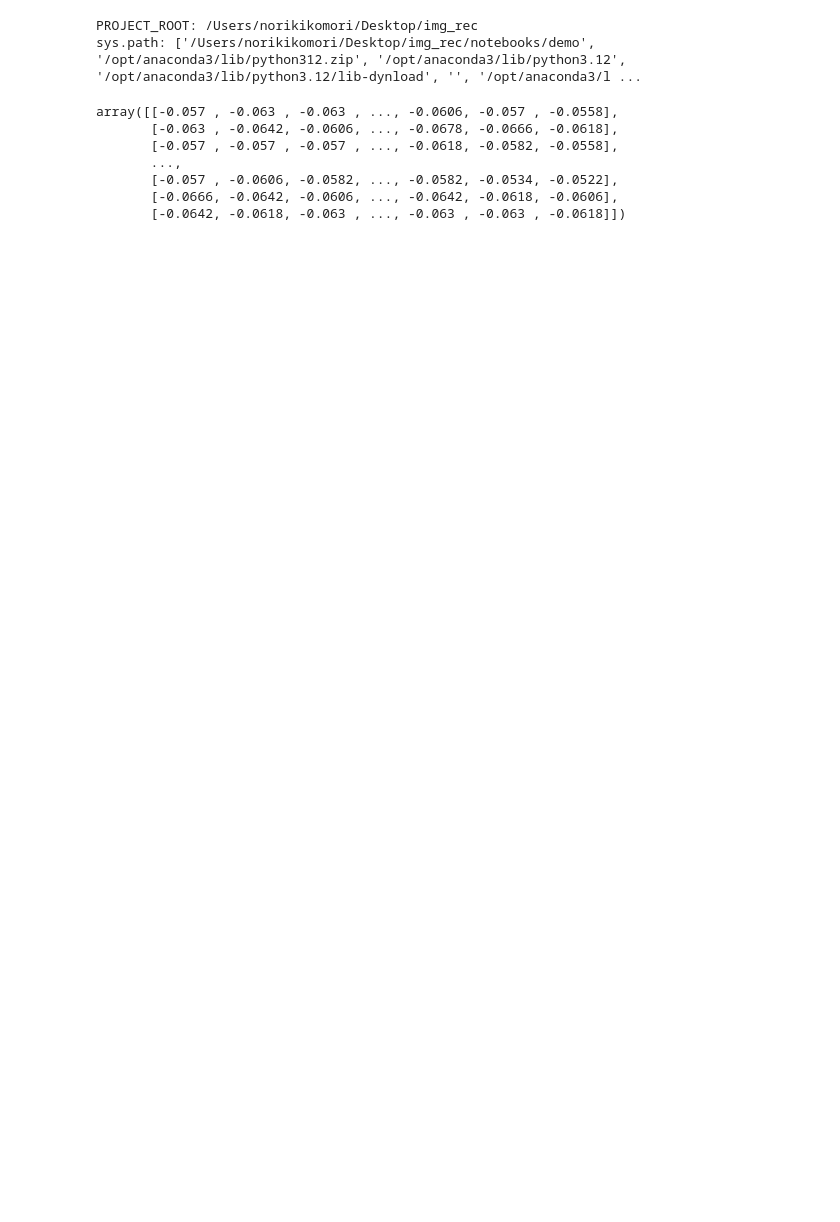
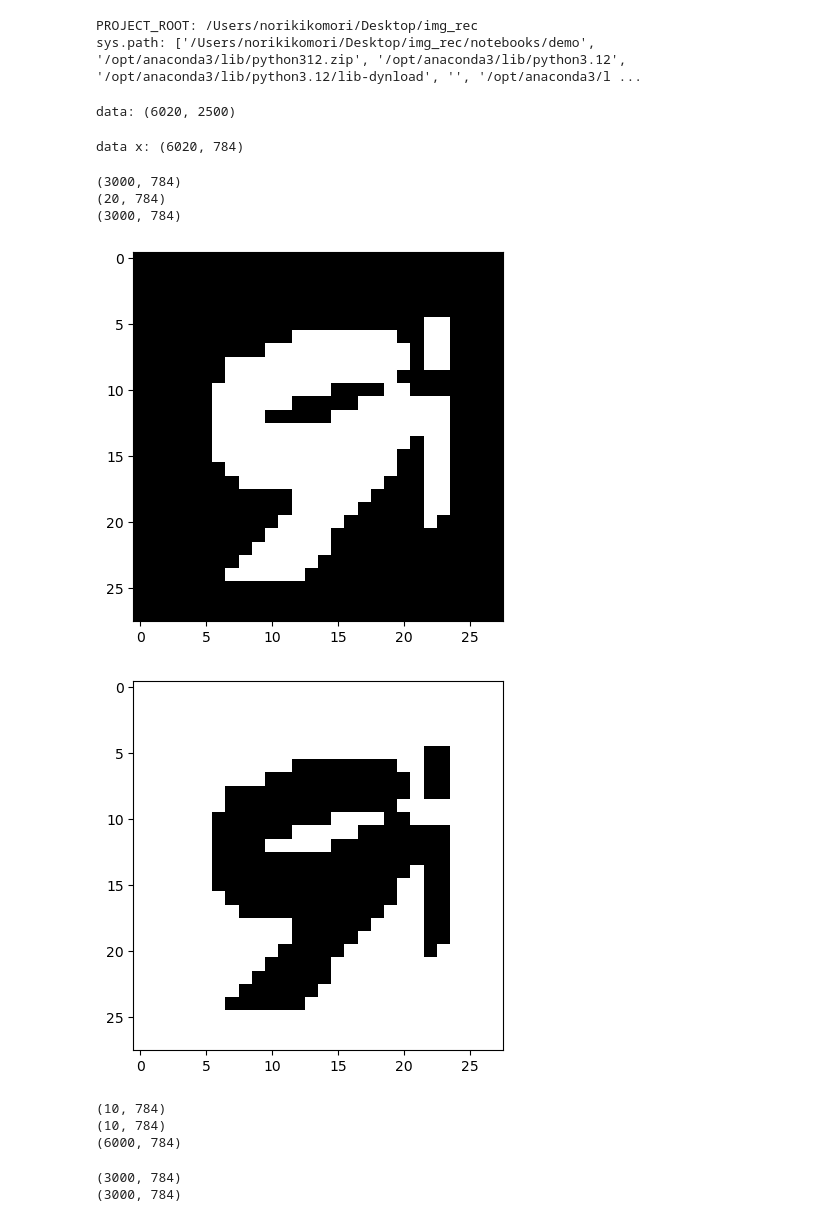
Before and after one commit to morixxfoxdata/img_rec, a Jupyter notebook: notebooks/demo/load_demo.ipynb, the cells around one changed output. Cells and saved outputs as stored; diff of their text form; code cells hidden in the pictures; blank space fills up the shorter version.

Commit message:
load_singlewave completed

```diff
--- a/notebooks/demo/load_demo.ipynb
+++ b/notebooks/demo/load_demo.ipynb
@@ -20,12 +20,23 @@ from src.dataset.process import load_npz_file
 # %%
-file_name = "Rand+Mnist+Rand_pix28x28_image(1500+10+1500)x2_sig2500_ffts02_DMD200x200_1547.npz"
-data = load_npz_file(file_name=file_name)
-data
+file_y = "Rand+Mnist+Rand_pix28x28_image(1500+10+1500)x2_sig2500_ffts02_DMD200x200_1547.npz"
+data_y = load_npz_signal(file_name=file_y)
+print("data:", data_y.shape)
 # %% [output]
-array([[-0.057 , -0.063 , -0.063 , ..., -0.0606, -0.057 , -0.0558],
-       [-0.063 , -0.0642, -0.0606, ..., -0.0678, -0.0666, -0.0618],
-       [-0.057 , -0.057 , -0.057 , ..., -0.0618, -0.0582, -0.0558],
-       ...,
-       [-0.057 , -0.0606, -0.0582, ..., -0.0582, -0.0534, -0.0522],
-       [-0.0666, -0.0642, -0.0606, ..., -0.0642, -0.0618, -0.0606],
-       [-0.0642, -0.0618, -0.063 , ..., -0.063 , -0.063 , -0.0618]])
+data: (6020, 2500)
+# %%
+file_x = "Rand+Mnist+Rand_size28x28_image(1500+10+1500)x2.npz"
+data_x = load_npz_file(file_name=file_x)
+print("data x:", data_x.shape)
+# %% [output]
+data x: (6020, 784)
+# %%
+random_0_3000 = data_x[:3000, :]
+mnist = data_x[3000:3020, :]
+random_3020_6020 = data_x[3020:, :]
+print(random_0_3000.shape)
+print(mnist.shape)
+print(random_3020_6020.shape)
+# %% [output]
+(3000, 784)
+(20, 784)
+(3000, 784)
@@ -31,0 +47,8 @@ array([[-0.057 , -0.063 , -0.063 , ..., -0.0606, -0.057 , -0.0558],
+# %%
+plt.imshow(mnist[18].reshape((28, -1)), cmap="gray")
+plt.show()
+plt.imshow(mnist[19].reshape((28, -1)), cmap="gray")
+plt.show()
+# %% [output]
+[figure, added]
+[figure, added]
@@ -31,0 +59,16 @@ array([[-0.057 , -0.063 , -0.063 , ..., -0.0606, -0.057 , -0.0558],
+# %%
+print(mnist_white.shape)
+print(mnist_black.shape)
+print(random.shape)
+# %% [output]
+(10, 784)
+(10, 784)
+(6000, 784)
+# %%
+random_white = random[::2, :]
+random_black = random[1::2, :]
+print(random_white.shape)
+print(random_black.shape)
+# %% [output]
+(3000, 784)
+(3000, 784)
```
Also changed, not shown: parts of 19 cells of this notebook, 1 other file.
